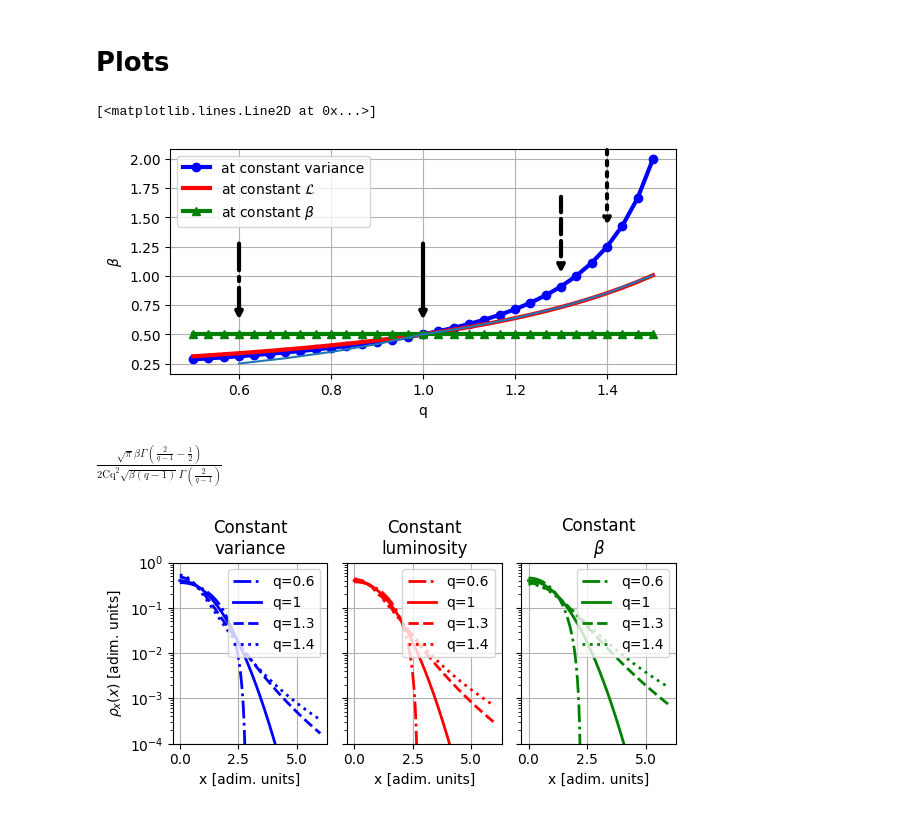
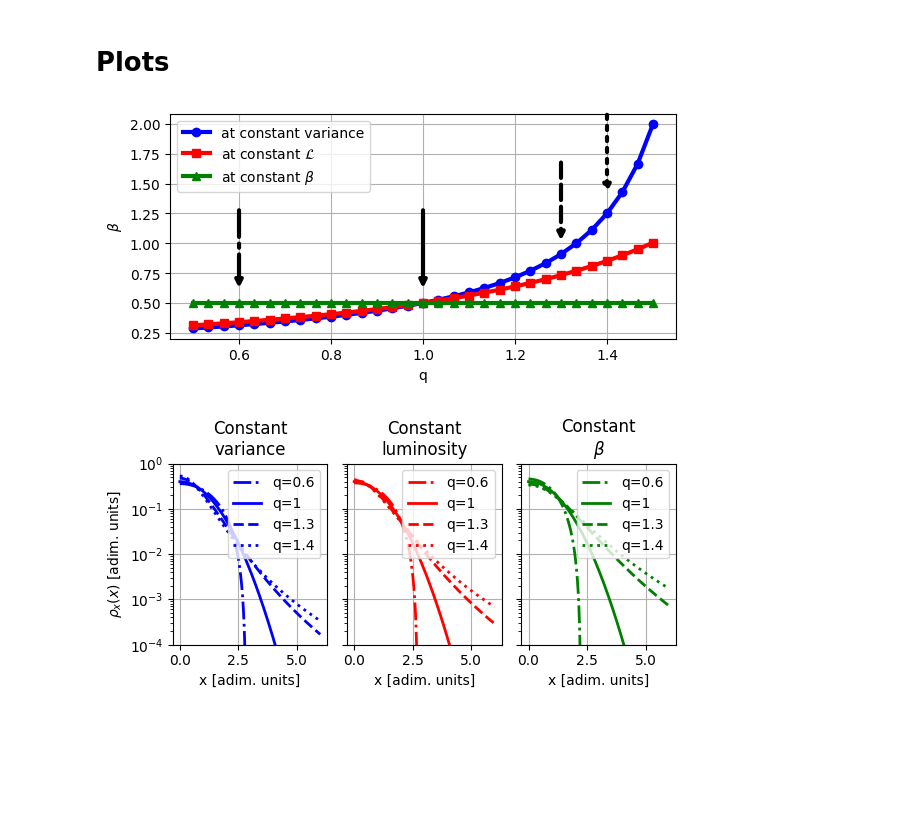
Before and after one commit to sterbini/Tails_and_luminosity, a Jupyter notebook: 001.ipynb, the cells around one changed output. Cells and saved outputs as stored; diff of their text form; code cells hidden in the pictures; blank space fills up the shorter version.

```diff
--- a/001.ipynb
+++ b/001.ipynb
@@ -121,0 +67,16 @@ def q_gaussian(x, q, beta):
+# %%
+def generalized_box_muller(q, beta, size=1):
+    """Generate q-Gaussian deviates using the generalized Box-Muller transform."""
+    if beta<= 0:
+        raise ValueError('beta should be positive')
+    q_prime = (1 + q) / (3 - q)  # Compute q'
+
+    # Generate uniform random numbers
+    U1 = np.random.uniform(0, 1, size)
+    U2 = np.random.uniform(0, 1, size)
+    # Compute the transformation
+    factor = np.sqrt(-2 / (beta*(3-q)) * q_log(U1, q_prime))
+    X = factor * np.cos(2 * np.pi * U2)
+    Y = factor * np.sin(2 * np.pi * U2)
+
+    return X, Y
@@ -1152,7 +1094,7 @@ beta1 = q1*0+0.5
 # %%
 plt.figure(figsize=(6, 3))
 plt.plot(q2, beta2,'-bo', lw=3, label = 'at constant variance')
-plt.plot(q3, beta3,'-r', lw=3, label = 'at constant $\\mathcal{L}$')
+plt.plot(q3, beta3,'-rs', lw=3, label = 'at constant $\\mathcal{L}$')
 plt.plot(q1, beta1,'-g^' , lw=3, label = 'at constant $\\beta$')
 
 plt.annotate(
@@ -1184,50 +1126,34 @@ plt.annotate(
     xy=(1.3, 1),              # Arrow tip
     xytext=(1.3, 1.7),          # Arrow tail
     arrowprops=dict(
         arrowstyle='->',        # Simple arrow head
         linestyle='--',     # Dotted line
         color='k',            # Optional: color
         linewidth=3             # Optional: line width
     )
 )
 
 plt.annotate(
     '',                         # No text
     xy=(1.4, 1.4),              # Arrow tip
     xytext=(1.4, 2.1),          # Arrow tail
     arrowprops=dict(
         arrowstyle='->',        # Simple arrow head
         linestyle=':',     # Dotted line
         color='k',            # Optional: color
         linewidth=3             # Optional: line width
     )
 )
 
-from scipy.special import gamma
-def beta_q(q):
-    if q>1:
-        return (gamma(2/(q-1))*np.sqrt(q-1)*C_q(q)**2/np.sqrt(np.pi)/gamma(2/(q-1)-1/2))**2/np.pi/4
-    if q==1:
-        return 0.5
-    if q<1:
-        return(gamma(2/(1-q))*np.sqrt(1-q)*C_q(q)**2/np.sqrt(np.pi)/gamma(2/(1-q)-1/2))**2/np.pi/4
 
 plt.grid()
 plt.xlabel('q')
 plt.ylabel('$\\beta$')
 plt.legend()
 plt.tight_layout()
 plt.savefig('figures/beta_vs_q.pdf')
-q= np.linspace(0.6,1.5,10)
-aux = []
-for my_q in q:
-    aux.append(beta_q(my_q))
-plt.plot(q,aux)
 # %% [output]
-[<matplotlib.lines.Line2D at 0x...>]
-[figure, old version]
+[figure, new version]
-# %% [markdown]
-$\frac{\sqrt{\pi } \beta  \Gamma \left(\frac{2}{q-1}-\frac{1}{2}\right)}{2 \text{Cq}^2 \sqrt{\beta  (q-1)} \Gamma \left(\frac{2}{q-1}\right)}$
 # %%
 x=np.linspace(0,6,1000)
 
```
Also changed, not shown: parts of 15 cells of this notebook, 2 other files.
